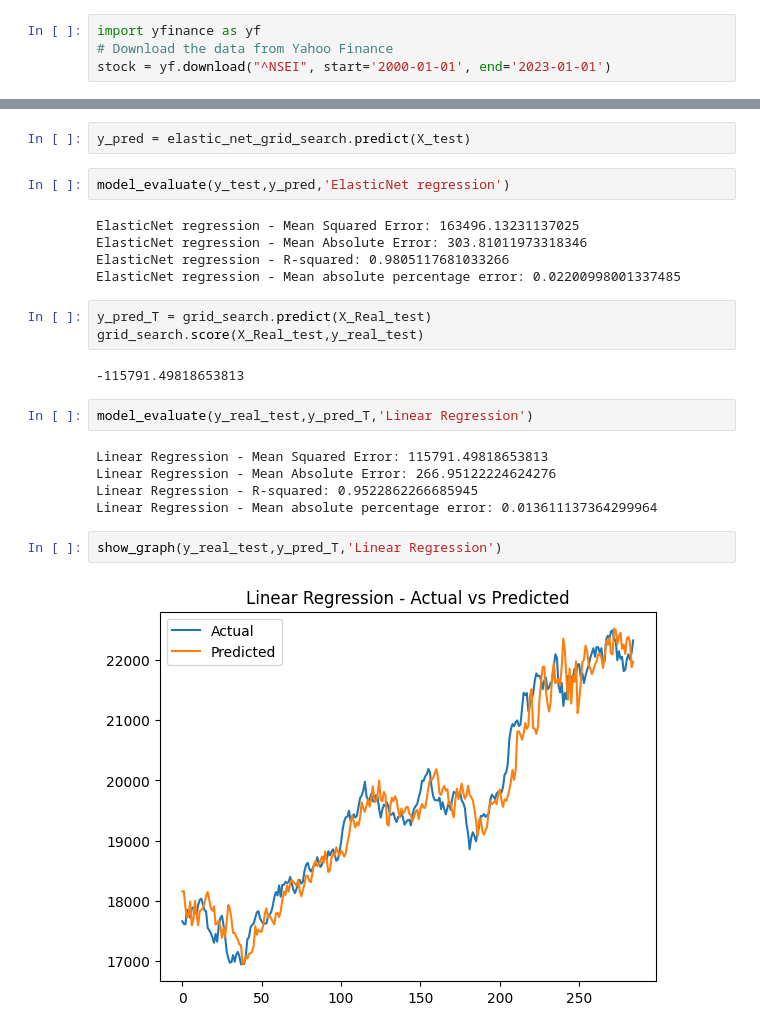
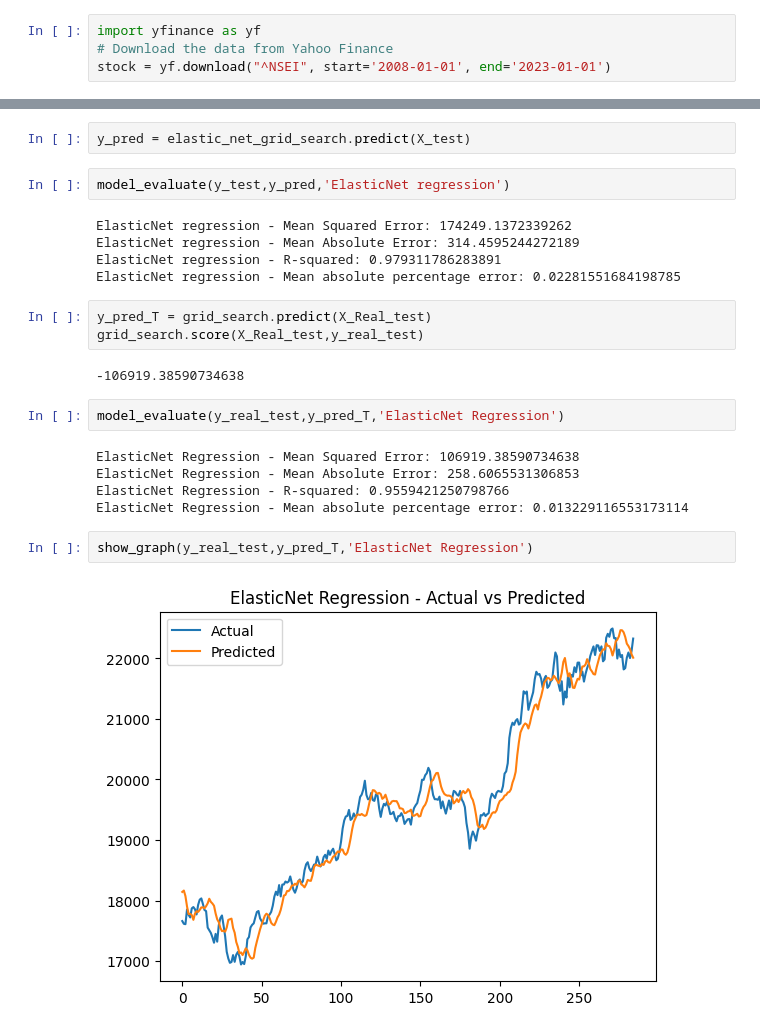
Before and after one commit to ganeshrohan/Stock_Prediction, a Jupyter notebook: stock_price_prediction_linear.ipynb, the cells around one changed output, grey strips where cells are left out. Drawn from its saved outputs; the diff is of its cells as text.

```diff
--- a/stock_price_prediction_linear.ipynb
+++ b/stock_price_prediction_linear.ipynb
@@ -24,7 +24,7 @@ from sklearn.decomposition import PCA
 # %%
 import yfinance as yf
 # Download the data from Yahoo Finance
-stock = yf.download("^NSEI", start='2000-01-01', end='2023-01-01')
+stock = yf.download("^NSEI", start='2008-01-01', end='2023-01-01')
 # %% [output]
 [*********************100%%**********************]  1 of 1 completed
 # %%
@@ -477,23 +561,23 @@ y_pred = elastic_net_grid_search.predict(X_test)
 # %%
 model_evaluate(y_test,y_pred,'ElasticNet regression')
 # %% [output]
-ElasticNet regression - Mean Squared Error: 163496.13231137025
-ElasticNet regression - Mean Absolute Error: 303.81011973318346
-ElasticNet regression - R-squared: 0.9805117681033266
-ElasticNet regression - Mean absolute percentage error: 0.02200998001337485
+ElasticNet regression - Mean Squared Error: 174249.1372339262
+ElasticNet regression - Mean Absolute Error: 314.4595244272189
+ElasticNet regression - R-squared: 0.979311786283891
+ElasticNet regression - Mean absolute percentage error: 0.02281551684198785
 # %%
 y_pred_T = grid_search.predict(X_Real_test)
 grid_search.score(X_Real_test,y_real_test)
 # %% [output]
--115791.49818653813
+-106919.38590734638
 # %%
-model_evaluate(y_real_test,y_pred_T,'Linear Regression')
+model_evaluate(y_real_test,y_pred_T,'ElasticNet Regression')
 # %% [output]
-Linear Regression - Mean Squared Error: 115791.49818653813
-Linear Regression - Mean Absolute Error: 266.95122224624276
-Linear Regression - R-squared: 0.9522862266685945
-Linear Regression - Mean absolute percentage error: 0.013611137364299964
+ElasticNet Regression - Mean Squared Error: 106919.38590734638
+ElasticNet Regression - Mean Absolute Error: 258.6065531306853
+ElasticNet Regression - R-squared: 0.9559421250798766
+ElasticNet Regression - Mean absolute percentage error: 0.013229116553173114
 # %%
-show_graph(y_real_test,y_pred_T,'Linear Regression')
+show_graph(y_real_test,y_pred_T,'ElasticNet Regression')
 # %% [output]
-[figure, old version]
+[figure, new version]
```
Also changed, not shown: parts of 47 cells of this notebook.
